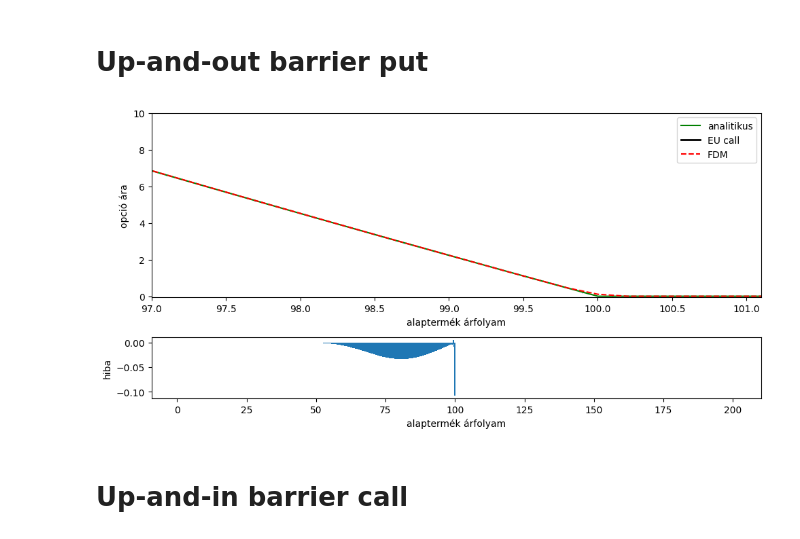
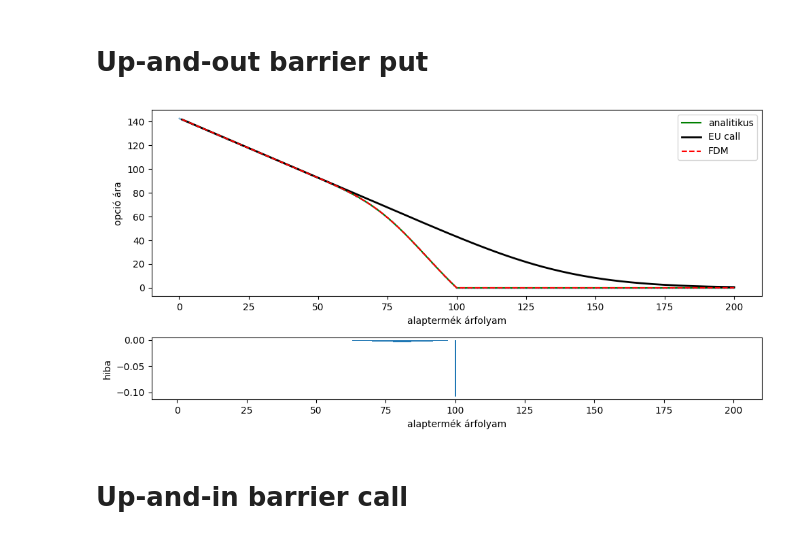
Before and after one commit to HKristof136/msc_thesis_2025, a Jupyter notebook: pricer/notebooks/eu_options_validation.ipynb, the cells around one changed output. Drawn from its saved outputs; the diff is of its cells as text; code cells hidden in the pictures.

```diff
--- a/pricer/notebooks/eu_options_validation.ipynb
+++ b/pricer/notebooks/eu_options_validation.ipynb
@@ -245,36 +245,34 @@ pde_config = PDESolverConfig(
     underlier_price_grid=np.linspace(0, 2 * S, n),
     time_grid=np.linspace(0, T, m),
     strike=K,
     interest_rate=r,
     volatility=sigma,
     barrier=barrier
 )
 
 price_pde_cls = BarrierUpAndOutPutPDE(pde_config)
 price_pde_cls.solve()
 
 price_pde = price_pde_cls.price(points)
 
 fig, ax = plt.subplots(2, 1, figsize=(10, 5), gridspec_kw={'height_ratios': [3, 1]})
 
 ax[0].plot(analytical_config.underlier_price, price_analytical, label="analitikus", color="green")
 ax[0].plot(analytical_config.underlier_price, price_analytical_call, label="EU call", color="black", lw=2)
 ax[0].plot(analytical_config.underlier_price, price_pde, label="FDM", color="red", linestyle="--")
 ax[0].scatter(price_pde_cls.x[:, 0], price_pde_cls.grid[:, 0], s=0.1)
 ax[0].set_xlabel("alaptermék árfolyam")
 ax[0].set_ylabel("opció ára")
 ax[0].legend()
-ax[0].set_xlim(97, 101.1)
-ax[0].set_ylim(-0.05, 10)
 
 ax[1].bar(analytical_config.underlier_price, price_analytical - price_pde, width=0.5)
 ax[1].set_xlabel("alaptermék árfolyam")
 ax[1].set_ylabel("hiba")
 
 plt.tight_layout()
 plt.show()
 # %% [output]
-[figure, old version]
+[figure, new version]
 # %% [markdown]
 # Up-and-in barrier call
 # %%
```
Also changed, not shown: parts of 4 cells of this notebook, 16 other files.
